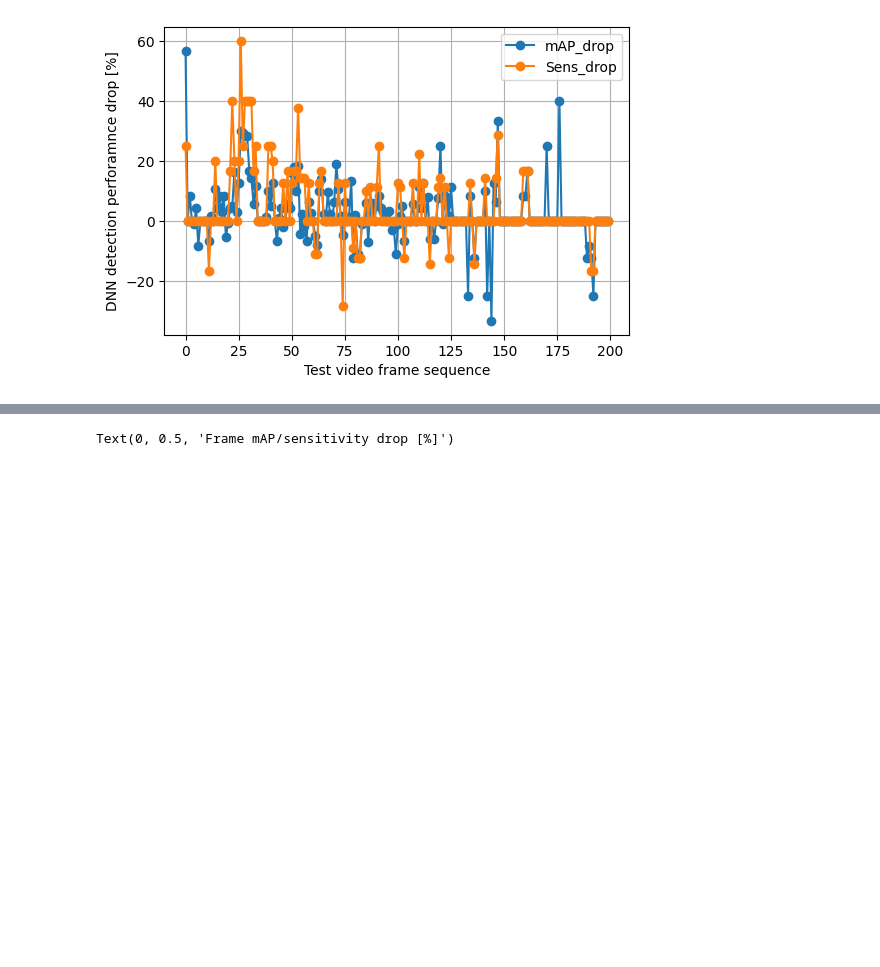
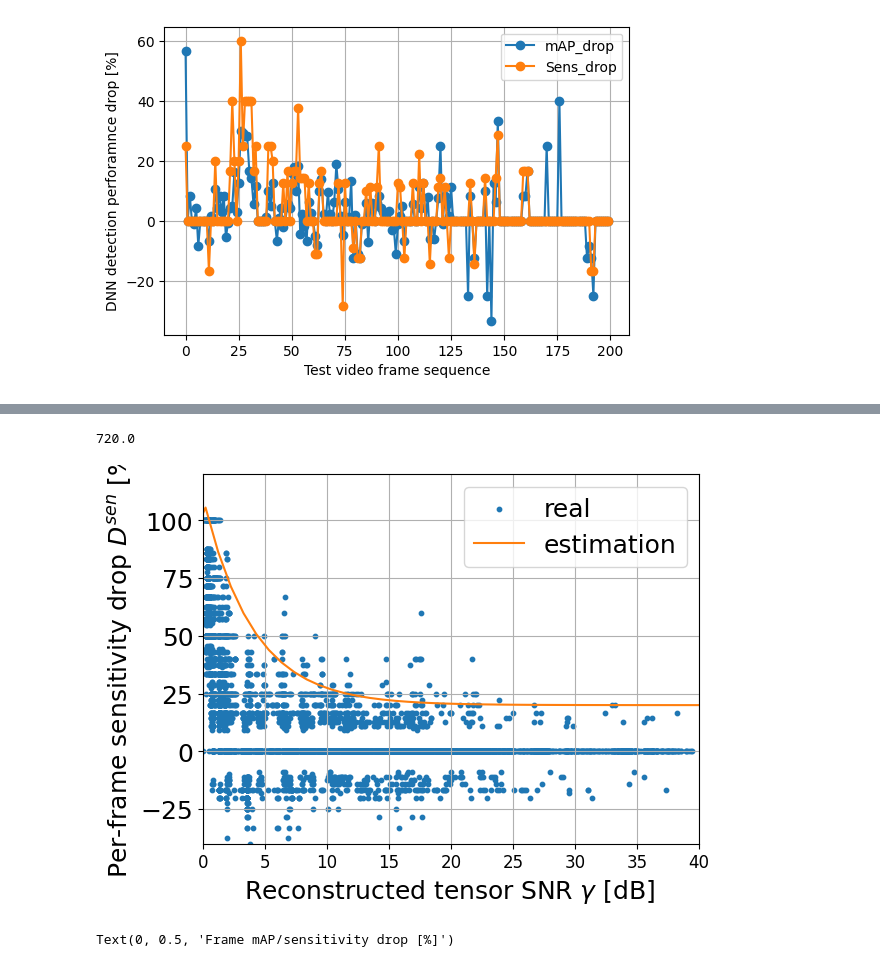
Before and after one commit to Rexyyj/split_DNN_framework, a Jupyter notebook: stable_tests/plot/snr_plot.ipynb, the cells around one changed output, grey strips where cells are left out. Cells and saved outputs as stored; diff of their text form; code cells hidden in the pictures; blank space fills up the shorter version.

```diff
--- a/stable_tests/plot/snr_plot.ipynb
+++ b/stable_tests/plot/snr_plot.ipynb
@@ -135,3 +172,34 @@ Text(0, 0.5, 'Frame mAP/sensitivity drop [%]')
+# %%
+gaussian_x = np.linspace(-10,40,50)
+# gaussian_values = gaussian(gaussian_x/40,0,0.18 )
+
+b = 4
+mu = 0
+log_norm_values = []
+for x in gaussian_x:
+    log_norm_values.append(laplace(x, 0,b))
+
+lap0=laplace(0, 0,b)
+print(90/lap0)
+log_norm_values = np.array(log_norm_values)
+# %% [output]
+720.0
+# %%
+plt.figure()
+# plt.scatter(snr_cleaned, map_diff, s=10,label="real")
+plt.scatter(snr_cleaned, sens_diff, s=10, label= "real")
+# plt.plot(np.concatenate((neg_upper_bound_x,upper_bound_x)), np.concatenate((neg_upper_bound_map,upper_bound_map)), linewidth=3.0,color="tab:cyan",label="mAP_drop_UPbound")
+# plt.plot(np.concatenate((neg_upper_bound_x,upper_bound_x)), np.concatenate((neg_upper_bound_sens,upper_bound_sens)),linewidth=3.0,color="tab:olive", label="Sens_drop_UPbound")
+plt.plot(gaussian_x,log_norm_values*(90/lap0)+20,color="tab:orange",label="estimation" )
+plt.legend()
+plt.grid()
+plt.xlim([0, 40])
+plt.ylim([-40,120])
+plt.xlabel("Reconstructed tensor SNR $\gamma$ [dB] ")
+plt.ylabel("Per-frame sensitivity drop $D^{sen}$ [%]")
+plt.savefig("sensitivity_drop.pdf")
+# %% [output]
+[figure, added]
 # %%
 pruning = [0,0.05, 0.1, 0.15, 0.2, 0.25,0.3]
 quality = [1,2,3,4,5]
```
Also changed, not shown: parts of 4 cells of this notebook, 29 other files.
